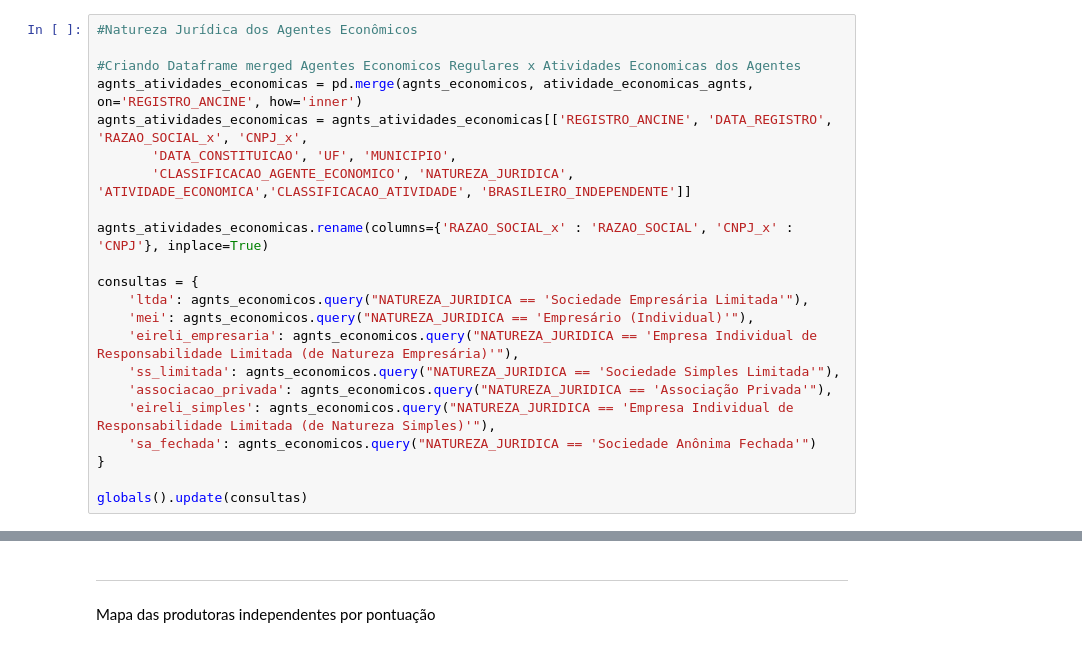
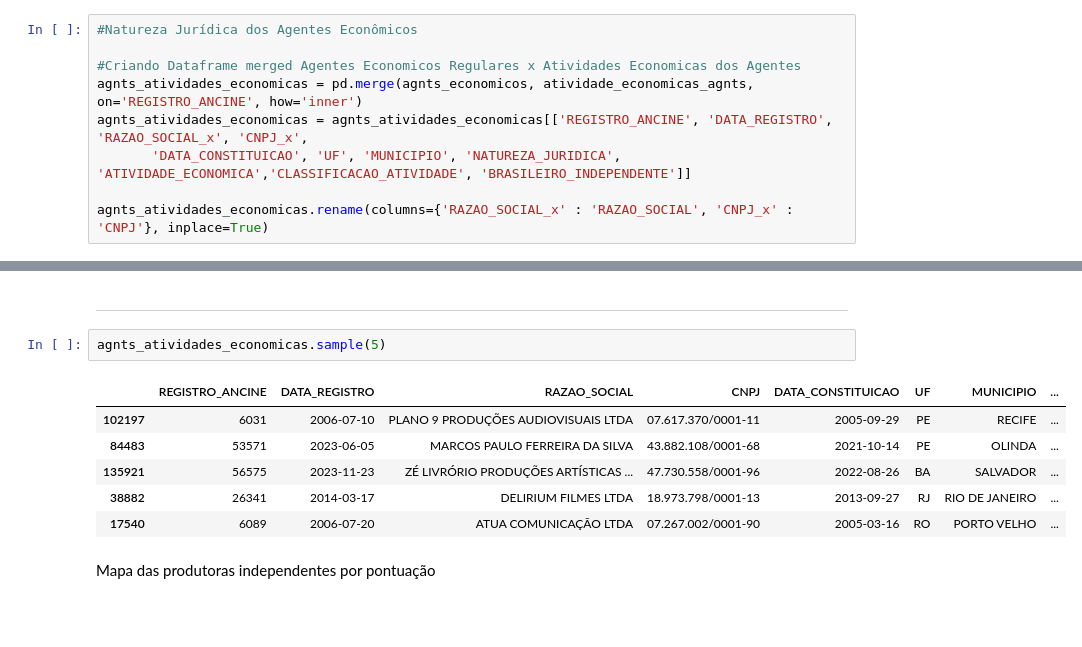
Before and after one commit to fonsecadados/AgenciaNacionalDoCinema_ANCINE, a Jupyter notebook: Notebook_Novo.ipynb, the cells around one changed output, grey strips where cells are left out. Saved outputs shown, nothing was run; the diff lists cells and outputs as text; blank space fills up the shorter version.

```diff
--- a/Notebook_Novo.ipynb
+++ b/Notebook_Novo.ipynb
@@ -93,22 +93,9 @@ Qualquer pessoa natural ou jurídica que participa, independentemente, como suje
 #Criando Dataframe merged Agentes Economicos Regulares x Atividades Economicas dos Agentes
 agnts_atividades_economicas = pd.merge(agnts_economicos, atividade_economicas_agnts, on='REGISTRO_ANCINE', how='inner')
 agnts_atividades_economicas = agnts_atividades_economicas[['REGISTRO_ANCINE', 'DATA_REGISTRO', 'RAZAO_SOCIAL_x', 'CNPJ_x',
-       'DATA_CONSTITUICAO', 'UF', 'MUNICIPIO',
-       'CLASSIFICACAO_AGENTE_ECONOMICO', 'NATUREZA_JURIDICA', 'ATIVIDADE_ECONOMICA','CLASSIFICACAO_ATIVIDADE', 'BRASILEIRO_INDEPENDENTE']]
+       'DATA_CONSTITUICAO', 'UF', 'MUNICIPIO', 'NATUREZA_JURIDICA', 'ATIVIDADE_ECONOMICA','CLASSIFICACAO_ATIVIDADE', 'BRASILEIRO_INDEPENDENTE']]
 
 agnts_atividades_economicas.rename(columns={'RAZAO_SOCIAL_x' : 'RAZAO_SOCIAL', 'CNPJ_x' : 'CNPJ'}, inplace=True)
-
-consultas = {
-    'ltda': agnts_economicos.query("NATUREZA_JURIDICA == 'Sociedade Empresária Limitada'"),
-    'mei': agnts_economicos.query("NATUREZA_JURIDICA == 'Empresário (Individual)'"),
-    'eireli_empresaria': agnts_economicos.query("NATUREZA_JURIDICA == 'Empresa Individual de Responsabilidade Limitada (de Natureza Empresária)'"),
-    'ss_limitada': agnts_economicos.query("NATUREZA_JURIDICA == 'Sociedade Simples Limitada'"),
-    'associacao_privada': agnts_economicos.query("NATUREZA_JURIDICA == 'Associação Privada'"),
-    'eireli_simples': agnts_economicos.query("NATUREZA_JURIDICA == 'Empresa Individual de Responsabilidade Limitada (de Natureza Simples)'"),
-    'sa_fechada': agnts_economicos.query("NATUREZA_JURIDICA == 'Sociedade Anônima Fechada'")
-}
-
-globals().update(consultas)
 # %% [markdown]
 **Qual a distribuição geográfico dos agentes econômicos no Brasil**
 
@@ -411,5 +494,14 @@ barplot_natureza_juridica()
 # %% [markdown]
 ---
+# %%
+agnts_atividades_economicas.sample(5)
+# %% [output]
+|  | REGISTRO_ANCINE | DATA_REGISTRO | RAZAO_SOCIAL | CNPJ | DATA_CONSTITUICAO | UF | MUNICIPIO | ... |
+| 102197 | 6031 | 2006-07-10 | PLANO 9 PRODUÇÕES AUDIOVISUAIS LTDA | 07.617.370/0001-11 | 2005-09-29 | PE | RECIFE | ... |
+| 84483 | 53571 | 2023-06-05 | MARCOS PAULO FERREIRA DA SILVA | 43.882.108/0001-68 | 2021-10-14 | PE | OLINDA | ... |
+| 135921 | 56575 | 2023-11-23 | ZÉ LIVRÓRIO PRODUÇÕES ARTÍSTICAS ... | 47.730.558/0001-96 | 2022-08-26 | BA | SALVADOR | ... |
+| 38882 | 26341 | 2014-03-17 | DELIRIUM FILMES LTDA | 18.973.798/0001-13 | 2013-09-27 | RJ | RIO DE JANEIRO | ... |
+| 17540 | 6089 | 2006-07-20 | ATUA COMUNICAÇÃO LTDA | 07.267.002/0001-90 | 2005-03-16 | RO | PORTO VELHO | ... |
 # %% [markdown]
 Mapa das produtoras independentes por pontuação
 # %%
```
Also changed, not shown: parts of 13 cells of this notebook, 7 other files.
